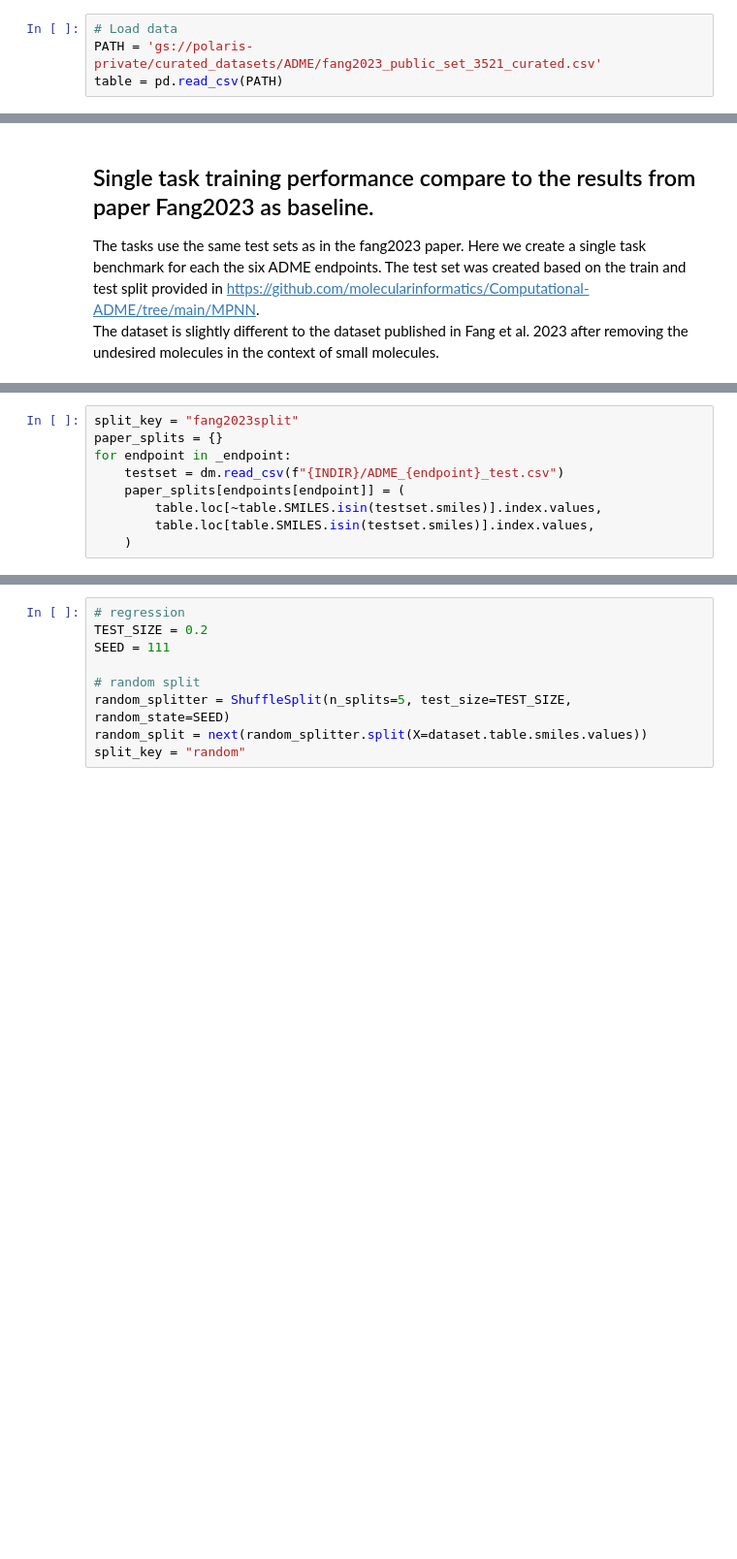
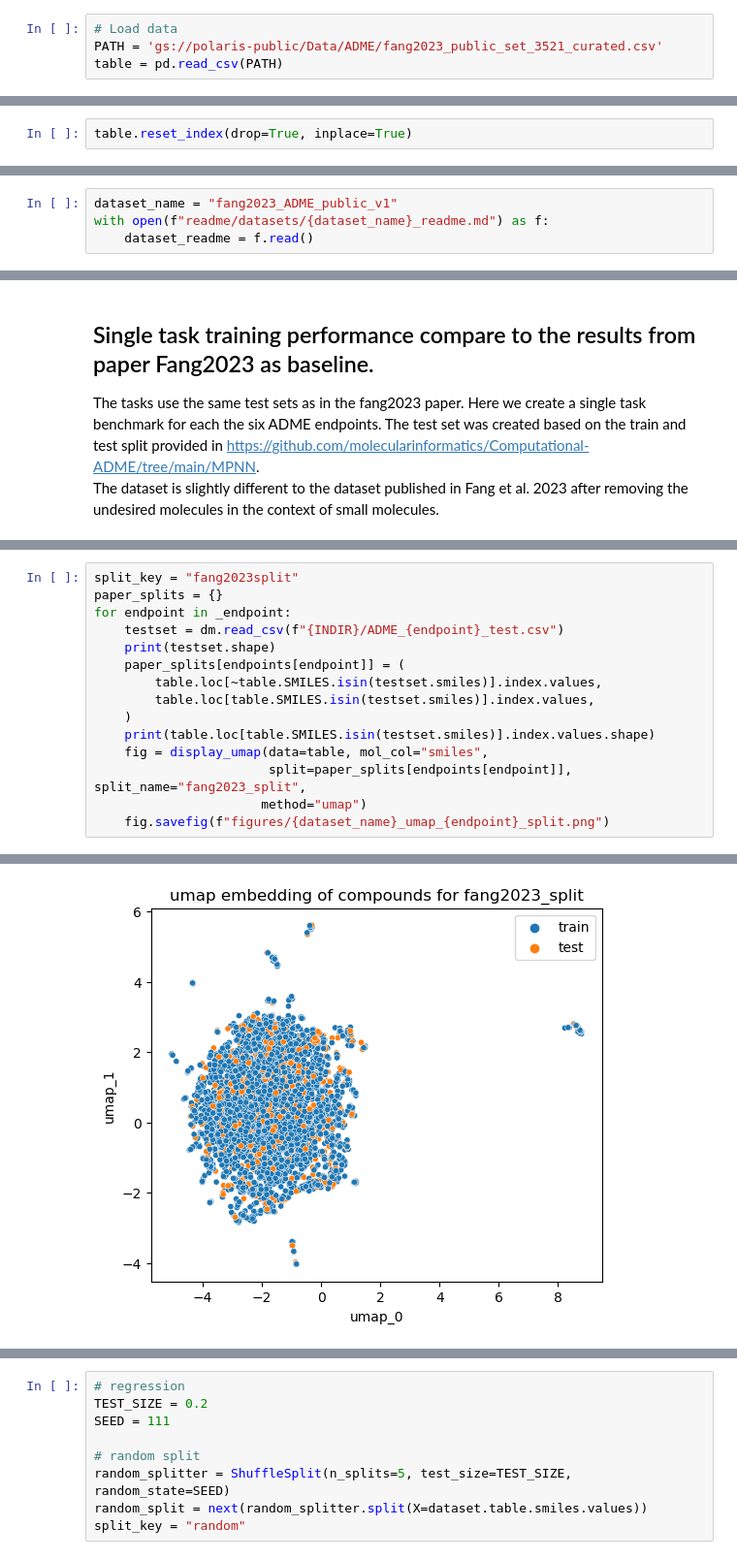
Before and after one commit to polaris-hub/polaris-recipes, a Jupyter notebook: 01_ADME/02_ADME_dataset.ipynb, the cells around one changed output, grey strips where cells are left out. Shown at 97% size. Saved outputs shown, nothing was run; the diff lists cells and outputs as text; blank space fills up the shorter version.

```diff
--- a/01_ADME/02_ADME_dataset.ipynb
+++ b/01_ADME/02_ADME_dataset.ipynb
@@ -21,4 +39,4 @@ A dataset in Polaris is at its core a tabular data-structure where each row stor
 # %%
 # Load data
-PATH = 'gs://polaris-private/curated_datasets/ADME/fang2023_public_set_3521_curated.csv'
+PATH = 'gs://polaris-public/Data/ADME/fang2023_public_set_3521_curated.csv'
 table = pd.read_csv(PATH)
@@ -41,6 +51,8 @@ table = table.rename(columns={"molhash_id": "UNIQUE_ID",
                             "LOG PLASMA PROTEIN BINDING (HUMAN) (% unbound)": "LOG_HPPB",
                             "LOG PLASMA PROTEIN BINDING (RAT) (% unbound)": "LOG_RPPB",
                             "LOG SOLUBILITY PH 6.8 (ug/mL)": "LOG_SOLUBILITY"})
+# %%
+table.reset_index(drop=True, inplace=True)
 # %% [markdown]
 Not all the columns are necessary, only the columns which are useful for the benchmarks will be annotated. Here we only use the columns that were used for training in the original paper.
 # %% [markdown]
@@ -132,2 +118,6 @@ owner.owner
+# %%
+dataset_name = "fang2023_ADME_public_v1"
+with open(f"readme/datasets/{dataset_name}_readme.md") as f:
+    dataset_readme = f.read()
 # %%
 dataset = Dataset(
@@ -199,7 +169,14 @@ split_key = "fang2023split"
 paper_splits = {}
 for endpoint in _endpoint:
     testset = dm.read_csv(f"{INDIR}/ADME_{endpoint}_test.csv")
+    print(testset.shape)
     paper_splits[endpoints[endpoint]] = (
         table.loc[~table.SMILES.isin(testset.smiles)].index.values,
         table.loc[table.SMILES.isin(testset.smiles)].index.values,
     )
+    print(table.loc[table.SMILES.isin(testset.smiles)].index.values.shape)
+    fig = display_umap(data=table, mol_col="smiles",
+                       split=paper_splits[endpoints[endpoint]], split_name="fang2023_split",
+                      method="umap")
+    fig.savefig(f"figures/{dataset_name}_umap_{endpoint}_split.png")
+# %% [output]
@@ -205,0 +195 @@ for endpoint in _endpoint:
+[figure, added]
```
Also changed, not shown: parts of 35 cells of this notebook, 20 other files.
